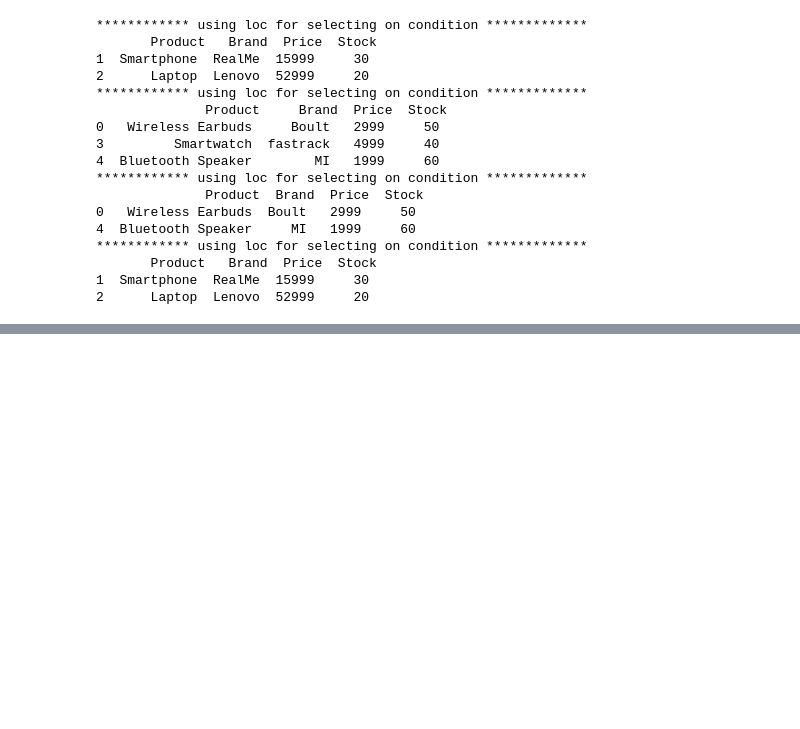
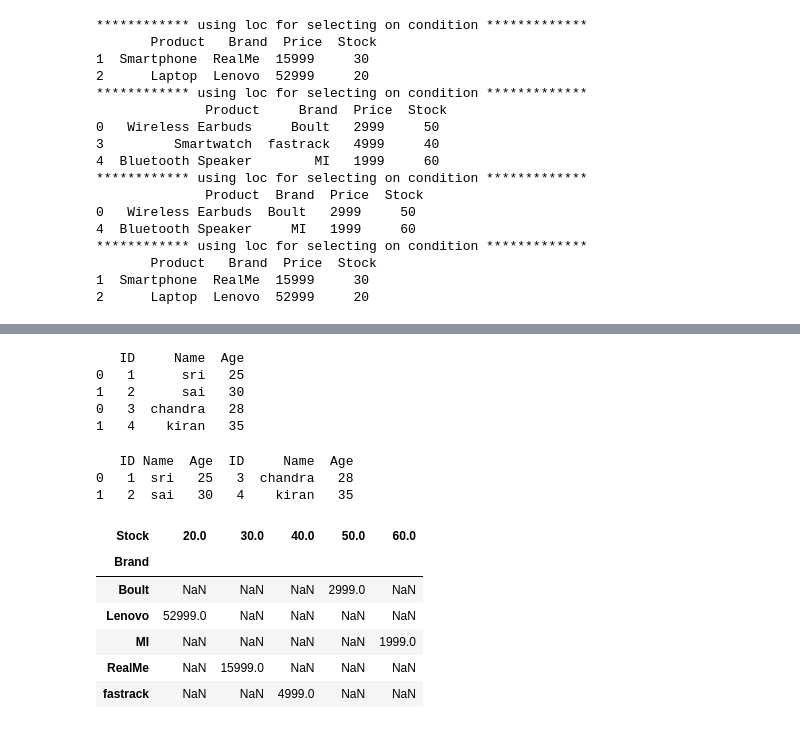
Before and after one commit to Chandrakiran462/python_course_work, a Jupyter notebook: Classwork/28.pandas.ipynb, the cells around one changed output, grey strips where cells are left out. Cells and saved outputs as stored; diff of their text form; code cells hidden in the pictures; blank space fills up the shorter version.

Commit message:
pandas

```diff
--- a/Classwork/28.pandas.ipynb
+++ b/Classwork/28.pandas.ipynb
@@ -256,0 +283,6 @@ print('************ using loc for selecting on condition *************\n',df.loc
+# %%
+df_rename = df.rename(columns={"Price":"Cost"}) # temporary
+print("rename :\n",df_rename)
+print(df)
+df.rename(columns={"Product Name":"Product"},inplace = True) # will change the original data
+print(df)
@@ -256,0 +429,5 @@ print('************ using loc for selecting on condition *************\n',df.loc
+# %%
+df["Price"] = df["Price"].astype(float)
+df["Stock"] = df["Stock"].astype(float)
+
+print(df)
@@ -256,0 +441,6 @@ print('************ using loc for selecting on condition *************\n',df.loc
+# %%
+df.sort_values(by="Price", ascending=False)
+df["Rank"] = df["Stock"].rank(ascending=False)
+print(df)
+print(df.sort_values(by="Rank", ascending=True))
+print(df.sort_values(by="Rank", ascending=False))
@@ -256,0 +466,40 @@ print('************ using loc for selecting on condition *************\n',df.loc
+# %%
+import pandas as pd
+
+df1 = pd.DataFrame({
+    "ID": [1, 2],
+    "Name": ["sri", "sai"],
+    "Age": [25, 30]
+})
+
+df2 = pd.DataFrame({
+    "ID": [3, 4],
+    "Name": ["chandra", "kiran"],
+    "Age": [28, 35]
+})
+
+df_combined = pd.concat([df1, df2], axis=0)  # Combine row-wise
+print(df_combined)
+# %% [output]
+   ID     Name  Age
+0   1      sri   25
+1   2      sai   30
+0   3  chandra   28
+1   4    kiran   35
+# %%
+df_combined = pd.concat([df1, df2], axis=1)  # Combine column-wise
+print(df_combined)
+# %% [output]
+   ID Name  Age  ID     Name  Age
+0   1  sri   25   3  chandra   28
+1   2  sai   30   4    kiran   35
+# %%
+df.pivot_table(values="Price", index="Brand", columns="Stock", aggfunc="mean")
+# %% [output]
+| Stock | 20.0 | 30.0 | 40.0 | 50.0 | 60.0 |
+| Brand |  |  |  |  |  |
+| Boult | NaN | NaN | NaN | 2999.0 | NaN |
+| Lenovo | 52999.0 | NaN | NaN | NaN | NaN |
+| MI | NaN | NaN | NaN | NaN | 1999.0 |
+| RealMe | NaN | 15999.0 | NaN | NaN | NaN |
+| fastrack | NaN | NaN | 4999.0 | NaN | NaN |
```
Also changed, not shown: parts of 14 cells of this notebook.
